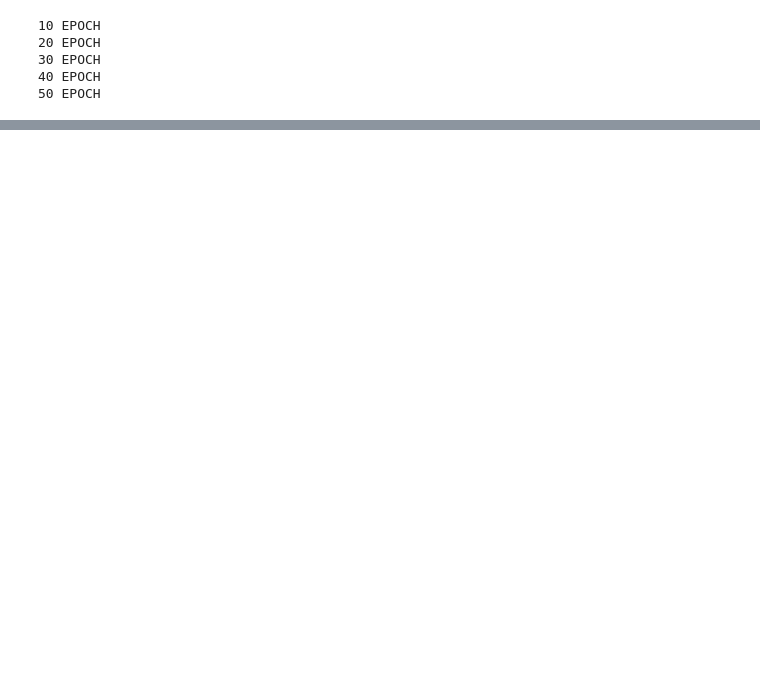
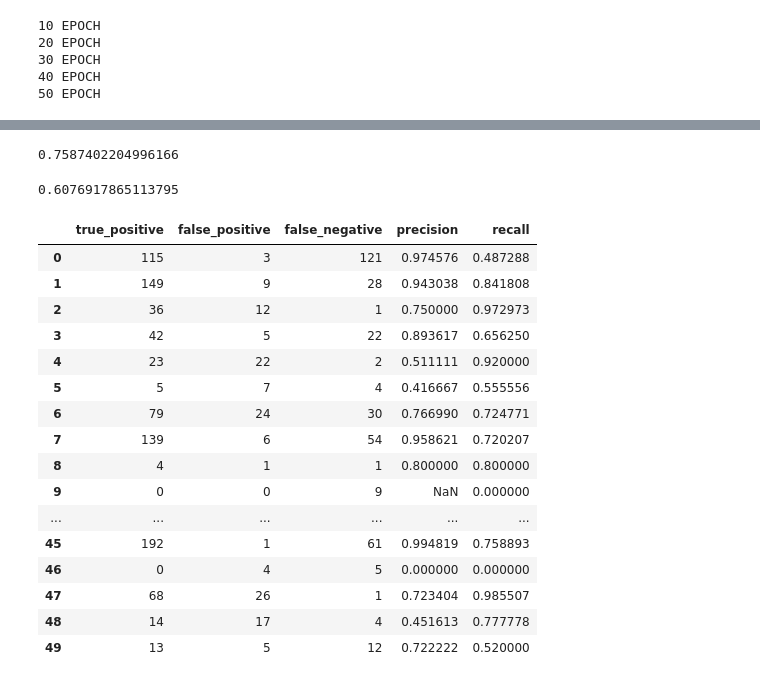
Before and after one commit to israfelsr/damage-detection, a Jupyter notebook: knn.ipynb, the cells around one changed output, grey strips where cells are left out. Saved outputs shown, nothing was run; the diff lists cells and outputs as text; code cells hidden in the pictures; blank space fills up the shorter version.

```diff
--- a/knn.ipynb
+++ b/knn.ipynb
@@ -235,0 +260,36 @@ for k in sorted(k_to_accuracies):
+# %%
+results_df = pd.DataFrame(
+    [(true_positive[i], false_positive[i], false_negative[i])
+     for i in range(len(false_negative))],
+    columns=['true_positive', 'false_positive', 'false_negative'])
+# %%
+results_df['precision'] = results_df['true_positive']/(results_df['true_positive']+results_df['false_positive'])
+results_df['recall'] = results_df['true_positive']/(results_df['true_positive']+results_df['false_negative'])
+# %%
+results_df['precision'].mean()
+# %% [output]
+0.7587402204996166
+# %%
+results_df['recall'].mean()
+# %% [output]
+0.6076917865113795
+# %%
+results_df
+# %% [output]
+|  | true_positive | false_positive | false_negative | precision | recall |
+| 0 | 115 | 3 | 121 | 0.974576 | 0.487288 |
+| 1 | 149 | 9 | 28 | 0.943038 | 0.841808 |
+| 2 | 36 | 12 | 1 | 0.750000 | 0.972973 |
+| 3 | 42 | 5 | 22 | 0.893617 | 0.656250 |
+| 4 | 23 | 22 | 2 | 0.511111 | 0.920000 |
+| 5 | 5 | 7 | 4 | 0.416667 | 0.555556 |
+| 6 | 79 | 24 | 30 | 0.766990 | 0.724771 |
+| 7 | 139 | 6 | 54 | 0.958621 | 0.720207 |
+| 8 | 4 | 1 | 1 | 0.800000 | 0.800000 |
+| 9 | 0 | 0 | 9 | NaN | 0.000000 |
+| ... | ... | ... | ... | ... | ... |
+| 45 | 192 | 1 | 61 | 0.994819 | 0.758893 |
+| 46 | 0 | 4 | 5 | 0.000000 | 0.000000 |
+| 47 | 68 | 26 | 1 | 0.723404 | 0.985507 |
+| 48 | 14 | 17 | 4 | 0.451613 | 0.777778 |
+| 49 | 13 | 5 | 12 | 0.722222 | 0.520000 |
```
Also changed, not shown: parts of 13 cells of this notebook.
